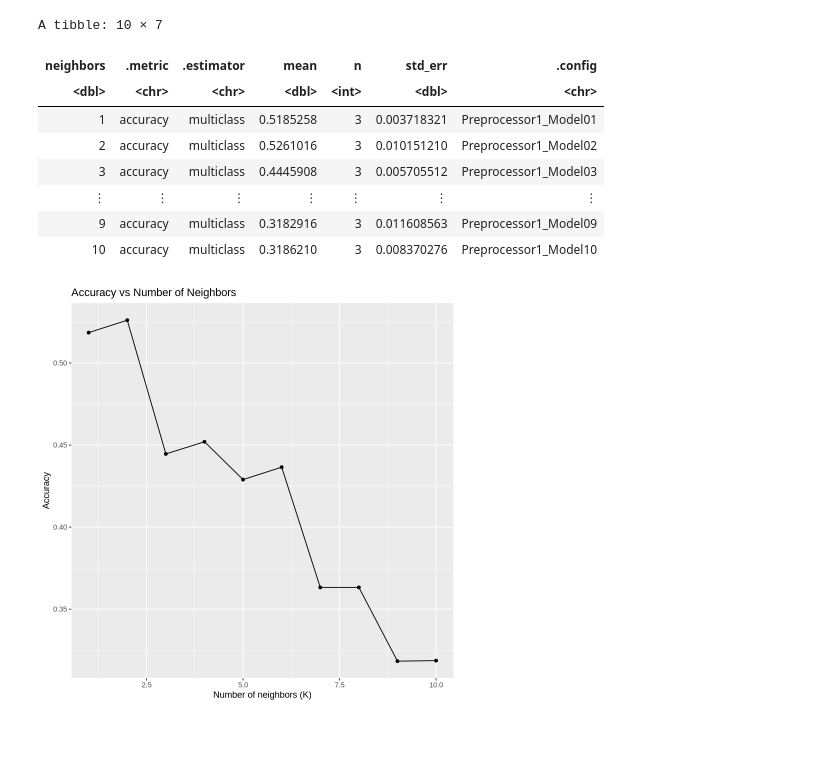
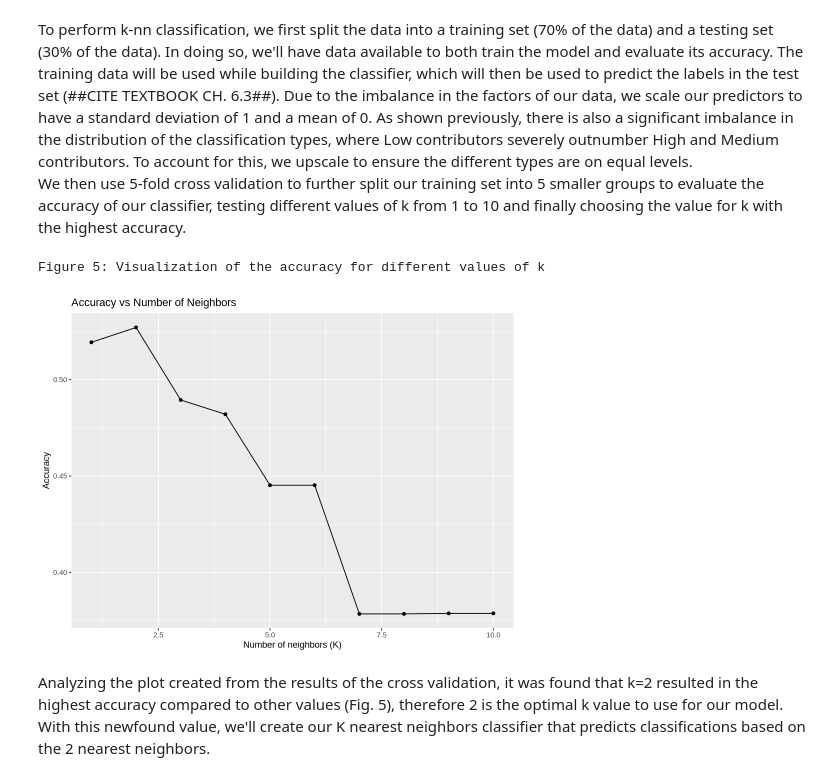
Before and after one commit to elilyliu/Group-4-project, a Jupyter notebook: knn code.ipynb, the cells around one changed output. Drawn from its saved outputs; the diff is of its cells as text; code cells hidden in the pictures; blank space fills up the shorter version.

```diff
--- a/knn code.ipynb
+++ b/knn code.ipynb
@@ -117,46 +111,49 @@ A tibble: 194 × 6
+# %% [markdown]
+To perform k-nn classification, we first split the data into a training set (70% of the data) and a testing set (30% of the data). In doing so, we'll have data available to both train the model and evaluate its accuracy. The training data will be used while building the classifier, which will then be used to predict the labels in the test set (##CITE TEXTBOOK CH. 6.3##).
+Due to the imbalance in the factors of our data, we scale our predictors to have a standard deviation of 1 and a mean of 0. As shown previously, there is also a significant imbalance in the distribution of the classification types, where Low contributors severely outnumber High and Medium contributors. To account for this, we upscale to ensure the different types are on equal levels.
+<br>
+We then use 5-fold cross validation to further split our training set into 5 smaller groups to evaluate the accuracy of our classifier, testing different values of k from 1 to 10 and finally choosing the value for k with the highest accuracy.
 # %%
-set.seed(2)
+set.seed(2222)
+selected_players <- players  |>
+    mutate(experience_label = as.numeric(experience),
+          gender_label = as.numeric(gender)) |>
+    select(contributor_type, gender, gender_label, experience, experience_label, age)
+
 player_split <- initial_split(selected_players, prop = 0.7, strata = contributor_type)
 player_train <- training(player_split)
 player_test <- testing(player_split)
 
 player_recipe <- recipe(contributor_type ~ experience_label + age + gender_label, data = player_train) |>
     step_normalize(all_predictors()) |>
     step_upsample(contributor_type, over_ratio = 1, skip = TRUE)
 
-
 knn_tune <- nearest_neighbor(weight_func="rectangular", neighbors = tune()) |>
     set_engine("kknn") |>
     set_mode("classification")
 
-## use 3 fold because of lack of data
-player_vfold <- vfold_cv(player_train, v = 3, strata = contributor_type)
-
+player_vfold <- vfold_cv(player_train, v = 5, strata = contributor_type)
 k_vals <- tibble(neighbors = seq(from = 1, to = 10, by = 1))
 
 knn_results <- workflow() |>
     add_recipe(player_recipe) |>
     add_model(knn_tune) |>
     tune_grid(resamples = player_vfold, grid = k_vals) |>
     collect_metrics() |>
     filter(.metric == "accuracy")
 cross_val_plot <- ggplot(knn_results, aes(x=neighbors, y=mean)) +
     geom_point() +
     geom_line() +
     labs(x="Number of neighbors (K)", y="Accuracy", title = "Accuracy vs Number of Neighbors")
 
-knn_results
-
+options(repr.plot.width=8, repr.plot.height=6)
+cat("Figure 5: Visualization of the accuracy for different values of k\n")
 cross_val_plot
 # %% [output]
-A tibble: 10 × 7
+Figure 5: Visualization of the accuracy for different values of k
-| neighbors | .metric | .estimator | mean | n | std_err | .config |
-| <dbl> | <chr> | <chr> | <dbl> | <int> | <dbl> | <chr> |
-| 1 | accuracy | multiclass | 0.5185258 | 3 | 0.003718321 | Preprocessor1_Model01 |
-| 2 | accuracy | multiclass | 0.5261016 | 3 | 0.010151210 | Preprocessor1_Model02 |
-| 3 | accuracy | multiclass | 0.4445908 | 3 | 0.005705512 | Preprocessor1_Model03 |
-| ⋮ | ⋮ | ⋮ | ⋮ | ⋮ | ⋮ | ⋮ |
-| 9 | accuracy | multiclass | 0.3182916 | 3 | 0.011608563 | Preprocessor1_Model09 |
-| 10 | accuracy | multiclass | 0.3186210 | 3 | 0.008370276 | Preprocessor1_Model10 |
-[figure, old version]
+[figure, new version]
+# %% [markdown]
+Analyzing the plot created from the results of the cross validation, it was found that k=2 resulted in the highest accuracy compared to other values (Fig. 5), therefore 2 is the optimal k value to use for our model.
+<br>
+With this newfound value, we'll create our K nearest neighbors classifier that predicts classifications based on the 2 nearest neighbors.
 # %%
```
Also changed, not shown: parts of 10 cells of this notebook.
